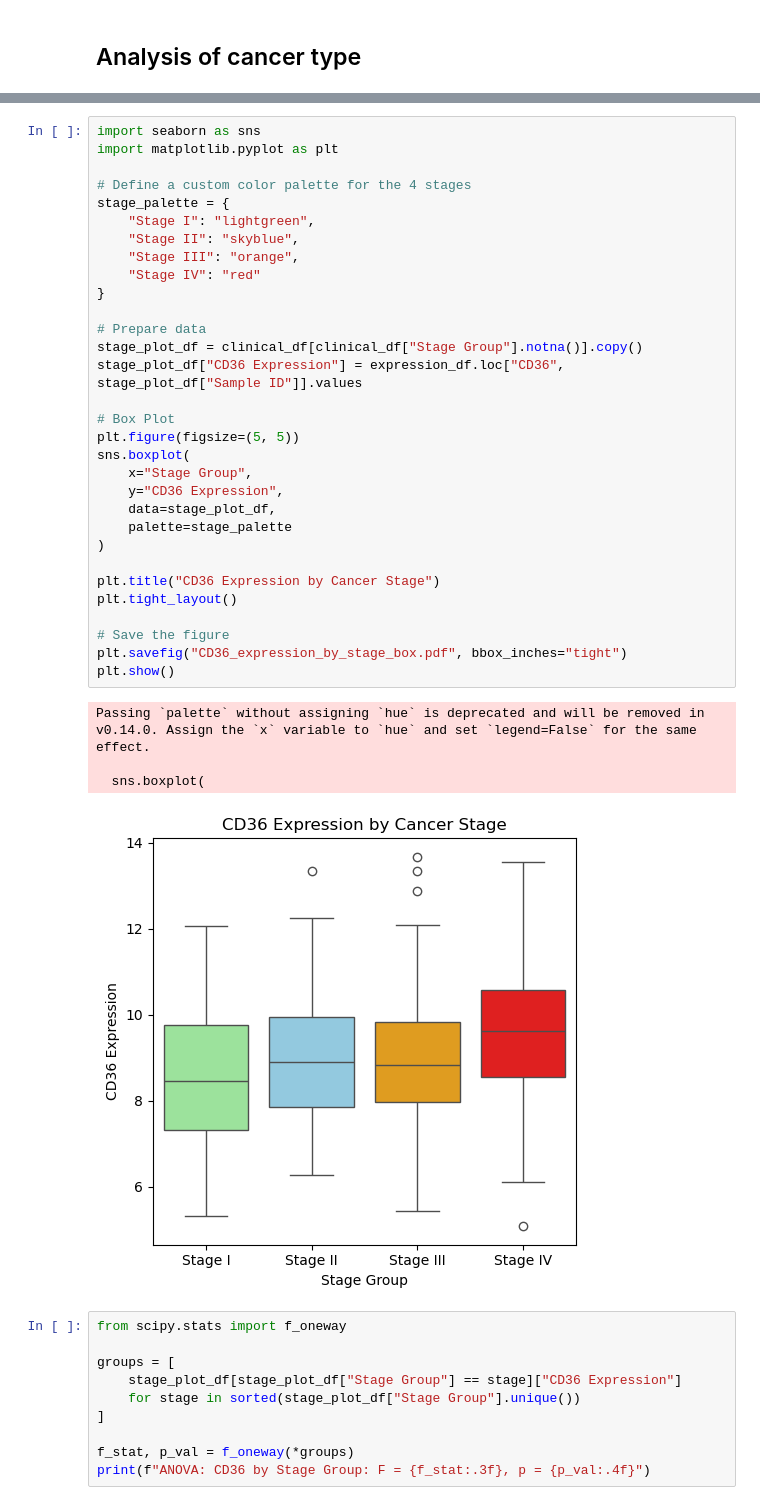
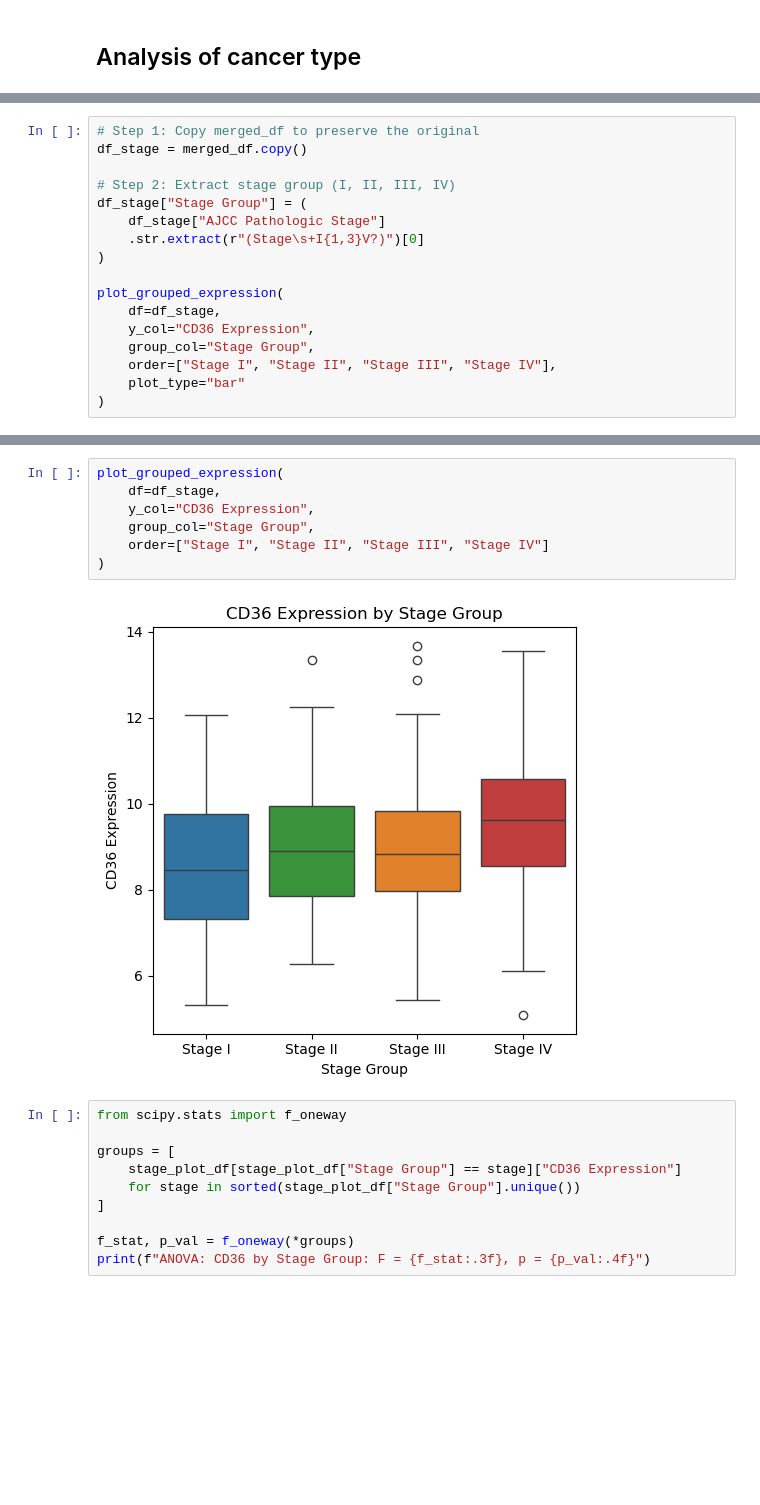
Before and after one commit to atanugiri/gastric-cancer, a Jupyter notebook: 01_Data_Analysis.ipynb, the cells around one changed output, grey strips where cells are left out. Saved outputs shown, nothing was run; the diff lists cells and outputs as text; blank space fills up the shorter version.

```diff
--- a/01_Data_Analysis.ipynb
+++ b/01_Data_Analysis.ipynb
@@ -711,0 +506,17 @@ Passing `palette` without assigning `hue` is deprecated and will be removed in v
+# %%
+# Step 1: Copy merged_df to preserve the original
+df_stage = merged_df.copy()
+
+# Step 2: Extract stage group (I, II, III, IV)
+df_stage["Stage Group"] = (
+    df_stage["AJCC Pathologic Stage"]
+    .str.extract(r"(Stage\s+I{1,3}V?)")[0]
+)
+
+plot_grouped_expression(
+    df=df_stage,
+    y_col="CD36 Expression",
+    group_col="Stage Group",
+    order=["Stage I", "Stage II", "Stage III", "Stage IV"],
+    plot_type="bar"
+)
@@ -712,39 +525,12 @@ Passing `palette` without assigning `hue` is deprecated and will be removed in v
 # %%
-import seaborn as sns
-import matplotlib.pyplot as plt
-
-# Define a custom color palette for the 4 stages
-stage_palette = {
-    "Stage I": "lightgreen",
-    "Stage II": "skyblue",
-    "Stage III": "orange",
-    "Stage IV": "red"
-}
-
-# Prepare data
-stage_plot_df = clinical_df[clinical_df["Stage Group"].notna()].copy()
-stage_plot_df["CD36 Expression"] = expression_df.loc["CD36", stage_plot_df["Sample ID"]].values
-
-# Box Plot
-plt.figure(figsize=(5, 5))
-sns.boxplot(
-    x="Stage Group",
-    y="CD36 Expression",
-    data=stage_plot_df,
-    palette=stage_palette
+plot_grouped_expression(
+    df=df_stage,
+    y_col="CD36 Expression",
+    group_col="Stage Group",
+    order=["Stage I", "Stage II", "Stage III", "Stage IV"]
 )
-
-plt.title("CD36 Expression by Cancer Stage")
-plt.tight_layout()
-
-# Save the figure
-plt.savefig("CD36_expression_by_stage_box.pdf", bbox_inches="tight")
-plt.show()
 # %% [output]
-Passing `palette` without assigning `hue` is deprecated and will be removed in v0.14.0. Assign the `x` variable to `hue` and set `legend=False` for the same effect.
-
-  sns.boxplot(
-[figure, old version]
+[figure, new version]
 # %%
 from scipy.stats import f_oneway
 
```
Also changed, not shown: parts of 25 cells of this notebook.
